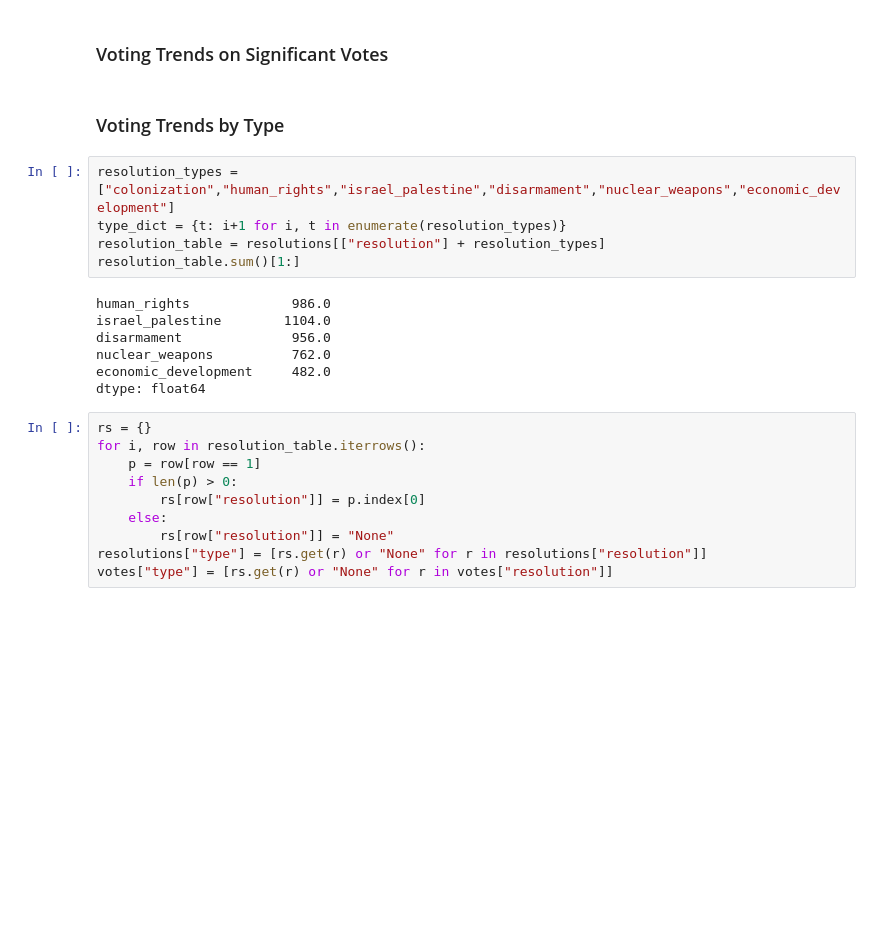
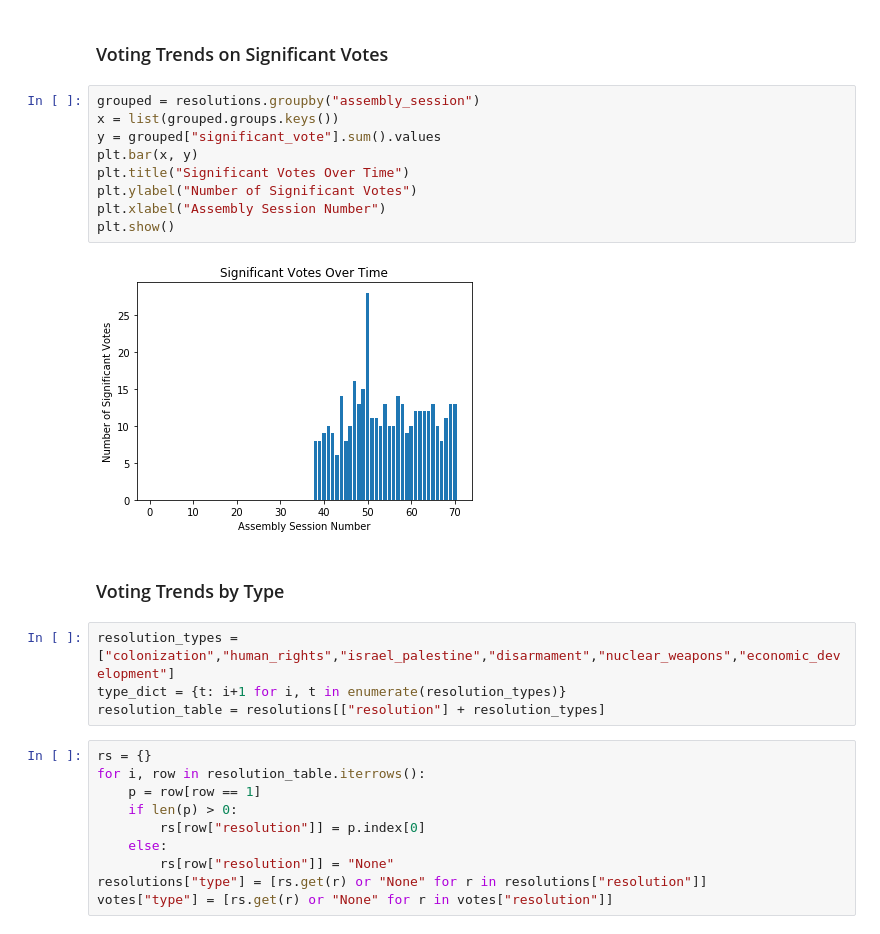
Before and after one commit to RobMor/CMSC320-Final-Project, a Jupyter notebook: RobMor-FinalTutorial.ipynb, the cells around one changed output. Saved outputs shown, nothing was run; the diff lists cells and outputs as text; blank space fills up the shorter version.

```diff
--- a/RobMor-FinalTutorial.ipynb
+++ b/RobMor-FinalTutorial.ipynb
@@ -241,20 +245,23 @@ plt.show()
 [figure]
 # %% [markdown]
 ### Voting Trends on Significant Votes
+# %%
+grouped = resolutions.groupby("assembly_session")
+x = list(grouped.groups.keys())
+y = grouped["significant_vote"].sum().values
+plt.bar(x, y)
+plt.title("Significant Votes Over Time")
+plt.ylabel("Number of Significant Votes")
+plt.xlabel("Assembly Session Number")
+plt.show()
+# %% [output]
+[figure, added]
 # %% [markdown]
 ### Voting Trends by Type
 # %%
 resolution_types = ["colonization","human_rights","israel_palestine","disarmament","nuclear_weapons","economic_development"]
 type_dict = {t: i+1 for i, t in enumerate(resolution_types)}
 resolution_table = resolutions[["resolution"] + resolution_types]
-resolution_table.sum()[1:]
-# %% [output]
-human_rights             986.0
-israel_palestine        1104.0
-disarmament              956.0
-nuclear_weapons          762.0
-economic_development     482.0
-dtype: float64
 # %%
 rs = {}
 for i, row in resolution_table.iterrows():
```
Also changed, not shown: parts of 2 cells of this notebook.
